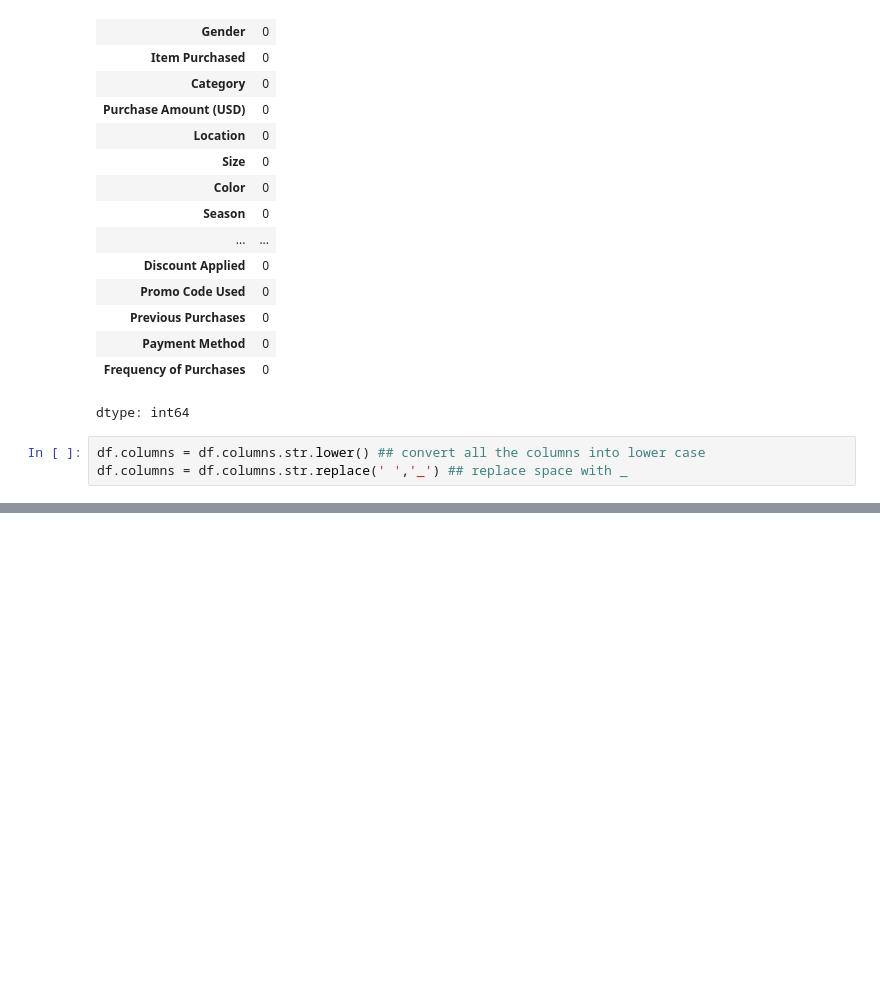
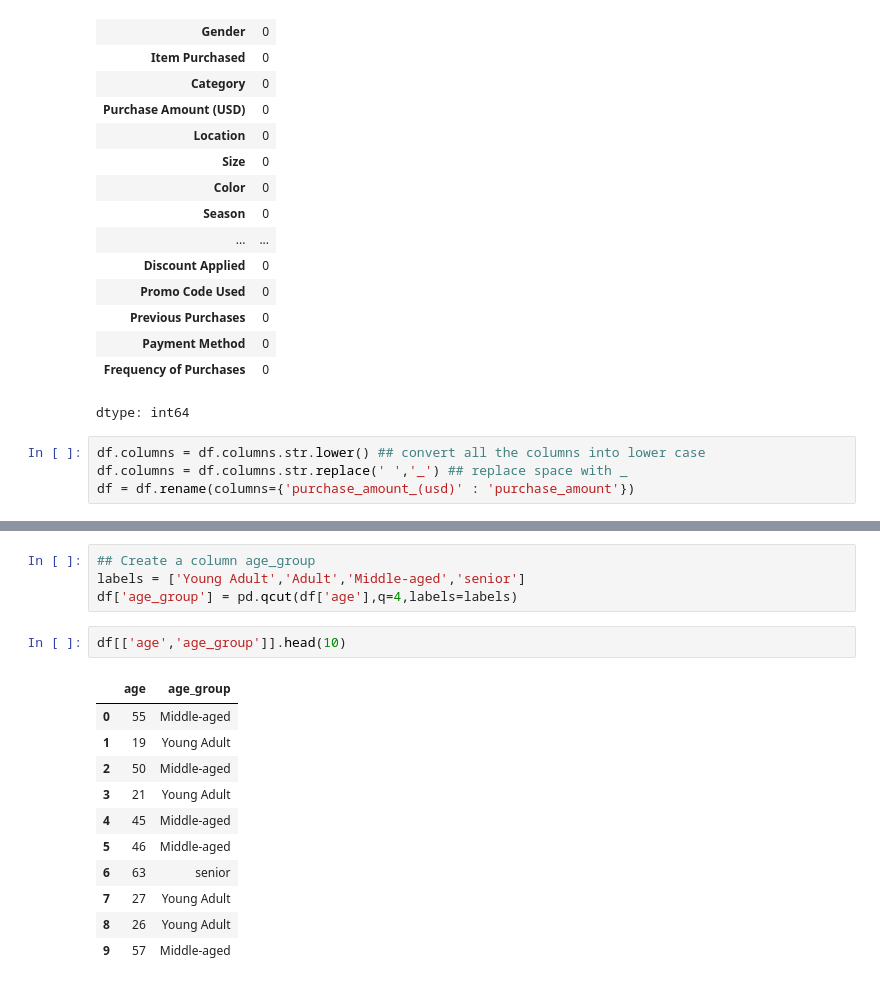
Before and after one commit to Dhananjay0705/DATA-ANAYLISIS-PROJECT-1, a Jupyter notebook: Data_Analysis_project.ipynb, the cells around one changed output, grey strips where cells are left out. Drawn from its saved outputs; the diff is of its cells as text; blank space fills up the shorter version.

```diff
--- a/Data_Analysis_project.ipynb
+++ b/Data_Analysis_project.ipynb
@@ -94,3 +94,4 @@ dtype: int64
 # %%
 df.columns = df.columns.str.lower() ## convert all the columns into lower case
 df.columns = df.columns.str.replace(' ','_') ## replace space with _
+df = df.rename(columns={'purchase_amount_(usd)' : 'purchase_amount'})
@@ -96,0 +107,18 @@ df.columns = df.columns.str.replace(' ','_') ## replace space with _
+# %%
+## Create a column age_group
+labels = ['Young Adult','Adult','Middle-aged','senior']
+df['age_group'] = pd.qcut(df['age'],q=4,labels=labels)
+# %%
+df[['age','age_group']].head(10)
+# %% [output]
+|  | age | age_group |
+| 0 | 55 | Middle-aged |
+| 1 | 19 | Young Adult |
+| 2 | 50 | Middle-aged |
+| 3 | 21 | Young Adult |
+| 4 | 45 | Middle-aged |
+| 5 | 46 | Middle-aged |
+| 6 | 63 | senior |
+| 7 | 27 | Young Adult |
+| 8 | 26 | Young Adult |
+| 9 | 57 | Middle-aged |
```
Also changed, not shown: parts of 1 cell of this notebook.
